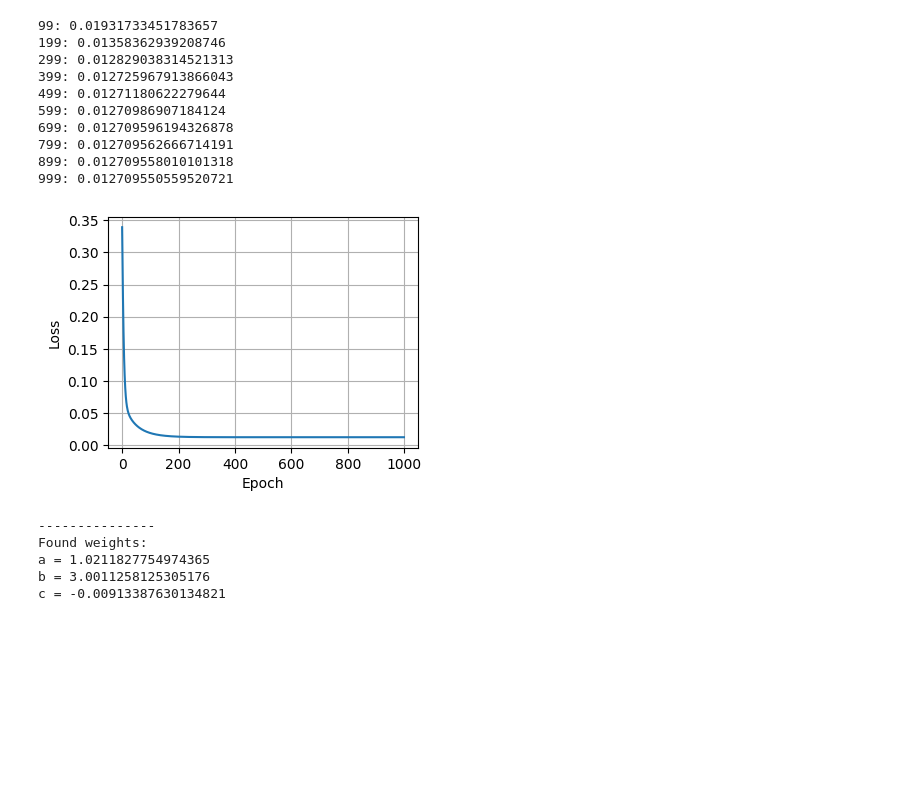
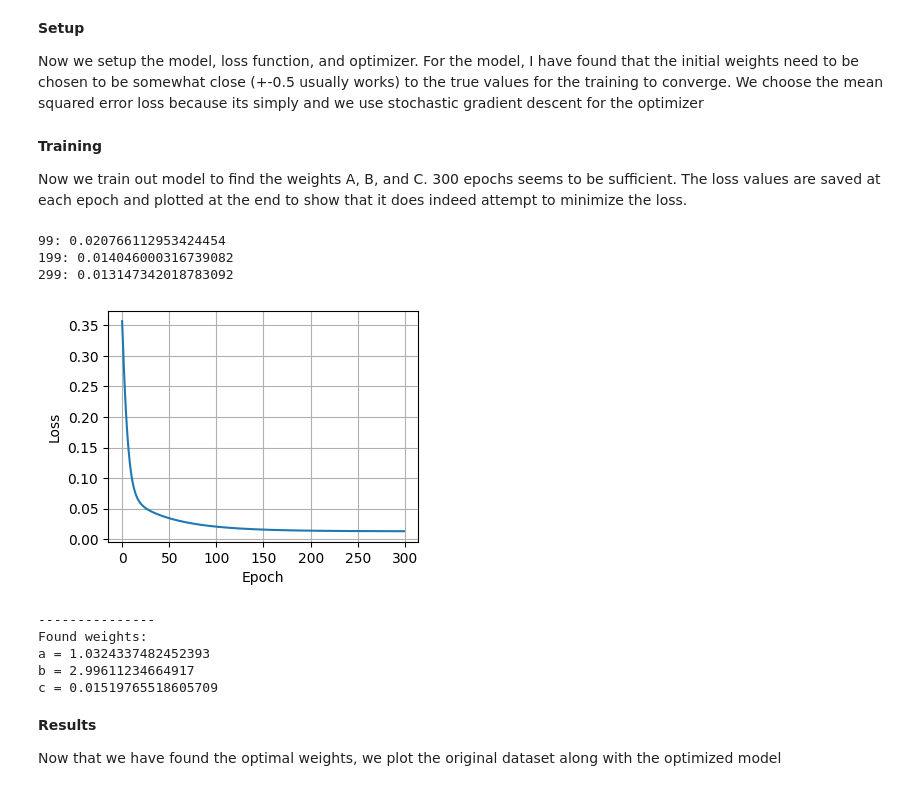
Before and after one commit to nmarks99/ML-basics, a Jupyter notebook: nonlinear_regression.ipynb, the cells around one changed output. Cells and saved outputs as stored; diff of their text form; code cells hidden in the pictures; blank space fills up the shorter version.

```diff
--- a/nonlinear_regression.ipynb
+++ b/nonlinear_regression.ipynb
@@ -69,67 +95,77 @@ class SinusoidalModel(torch.nn.Module):
 
     def forward(self, x):
         return self.a * torch.sin(self.b*x) + self.c
+# %% [markdown]
+**Setup**
+
+Now we setup the model, loss function, and optimizer. For the model, I have found that the initial weights
+need to be chosen to be somewhat close (+-0.5 usually works) to the true values for the training to converge.
+We choose the mean squared error loss because its simply and we use stochastic gradient descent for the
+optimizer
 # %%
 # instatiate the model based on the size of the input data
 # the initial guess needs to be pretty close to the real solution
 model = SinusoidalModel([0.739452, 3.23412, 0.12])
 criterion = torch.nn.MSELoss()
 optimizer = torch.optim.SGD(model.parameters(), lr=0.01)
+# %% [markdown]
+**Training**
+
+Now we train out model to find the weights A, B, and C. 300 epochs seems to be sufficient.
+The loss values are saved at each epoch and plotted at the end to show that it does indeed
+attempt to minimize the loss.
 # %%
 # Train the model
 loss_hist = []
 features = dataloader.dataset.inputs
 labels = dataloader.dataset.outputs
-num_epochs = 1000
+num_epochs = 300
 for epoch in range(num_epochs):
 
     # Forward pass
     outputs = model(features.view(-1,1))
 
     # compuite the loss
     loss = criterion(outputs, labels.view(-1,1))
     loss_hist.append(loss.detach().float())
     if epoch % 100 == 99:
         print(f"{epoch}: {loss.item()}")
 
     # zero gradients, perform a backward pass, update the weights
     optimizer.zero_grad()
     loss.backward()
     optimizer.step()
 
 
 # plot loss history
 fig, ax = plt.subplots(figsize=(4,3))
 ax.plot(list(range(num_epochs)), loss_hist)
 ax.grid()
 ax.set(xlabel="Epoch", ylabel="Loss")
 plt.show()
 
 a = model.a.item()
 b = model.b.item()
 c = model.c.item()
 print("---------------")
 print(f"Found weights:")
 print(f"a = {model.a.item()}")
 print(f"b = {model.b.item()}")
 print(f"c = {model.c.item()}")
 # %% [output]
-99: 0.01931733451783657
-199: 0.01358362939208746
-299: 0.012829038314521313
-399: 0.012725967913866043
-499: 0.01271180622279644
-599: 0.01270986907184124
-699: 0.012709596194326878
-799: 0.012709562666714191
-899: 0.012709558010101318
-999: 0.012709550559520721
+99: 0.020766112953424454
+199: 0.014046000316739082
+299: 0.013147342018783092
-[figure, old version]
+[figure, new version]
 ---------------
 Found weights:
-a = 1.0211827754974365
-b = 3.0011258125305176
-c = -0.00913387630134821
+a = 1.0324337482452393
+b = 2.99611234664917
+c = 0.01519765518605709
+# %% [markdown]
+**Results**
+
+Now that we have found the optimal weights, we plot the original dataset along with the optimized model
 # %%
 # Plot the trained model along with the raw data
 xfit = np.arange(0,2*np.pi,0.01)
```
Also changed, not shown: parts of 6 cells of this notebook, 1 other file.
